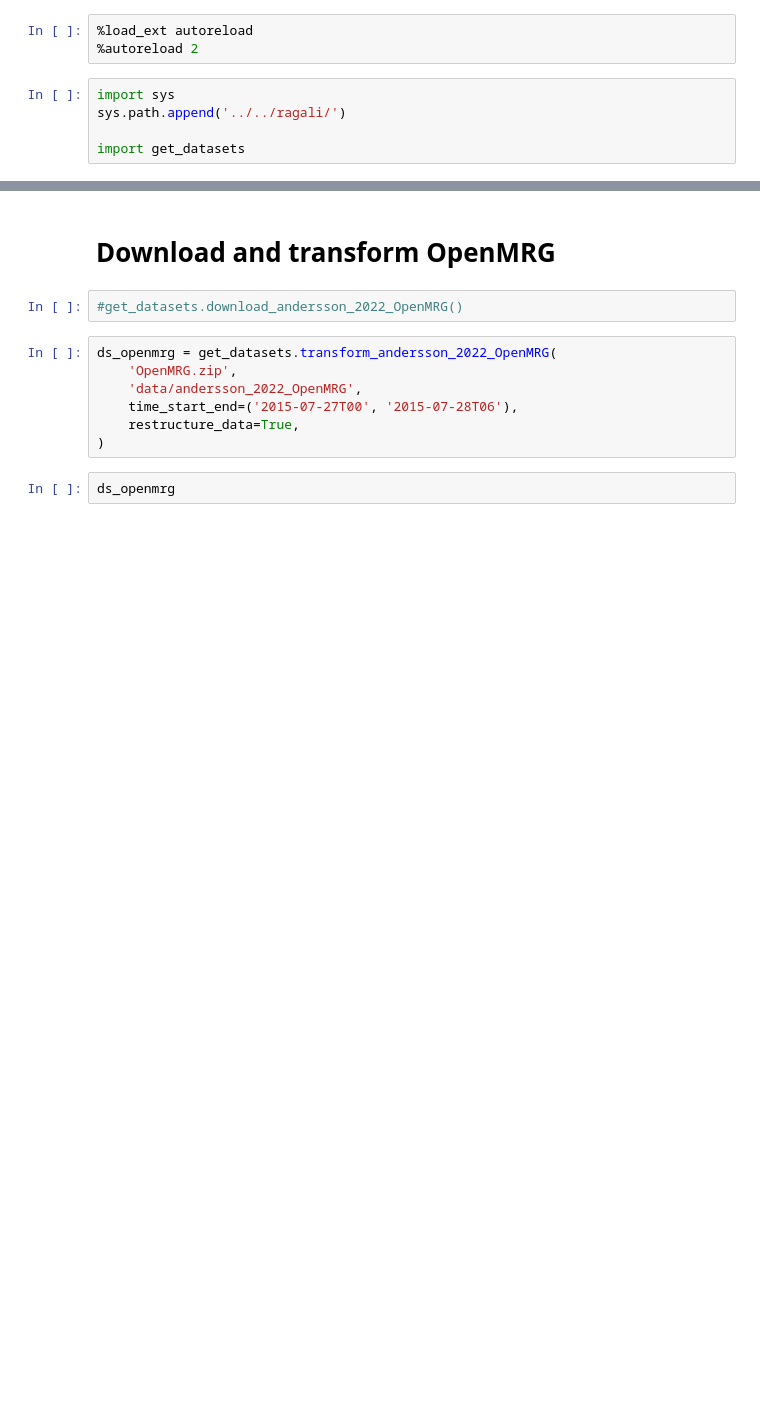
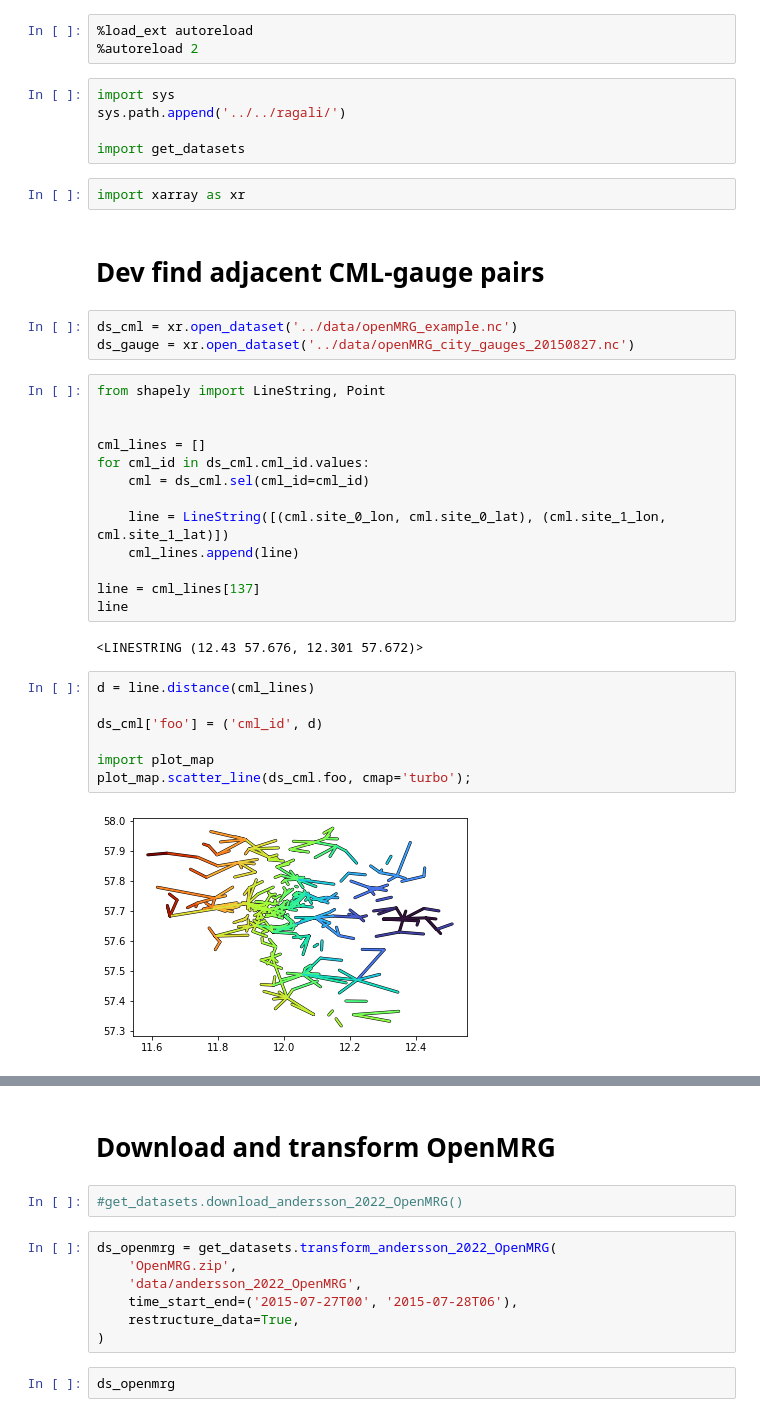
Before and after one commit to cchwala/ragali_prototype, a Jupyter notebook: notebooks/dev_notebooks/christian_dev.ipynb, the cells around one changed output, grey strips where cells are left out. Drawn from its saved outputs; the diff is of its cells as text; blank space fills up the shorter version.

Commit message:
dev work for finding closest gauge to CML path

```diff
--- a/notebooks/dev_notebooks/christian_dev.ipynb
+++ b/notebooks/dev_notebooks/christian_dev.ipynb
@@ -6,3 +6,34 @@ import sys
 sys.path.append('../../ragali/')
 
 import get_datasets
+# %%
+import xarray as xr
+# %% [markdown]
+# Dev find adjacent CML-gauge pairs
+# %%
+ds_cml = xr.open_dataset('../data/openMRG_example.nc')
+ds_gauge = xr.open_dataset('../data/openMRG_city_gauges_20150827.nc')
+# %%
+from shapely import LineString, Point
+
+
+cml_lines = []
+for cml_id in ds_cml.cml_id.values:
+    cml = ds_cml.sel(cml_id=cml_id)
+
+    line = LineString([(cml.site_0_lon, cml.site_0_lat), (cml.site_1_lon, cml.site_1_lat)])
+    cml_lines.append(line)
+
+line = cml_lines[137]
+line
+# %% [output]
+<LINESTRING (12.43 57.676, 12.301 57.672)>
+# %%
+d = line.distance(cml_lines)
+
+ds_cml['foo'] = ('cml_id', d)
+
+import plot_map
+plot_map.scatter_line(ds_cml.foo, cmap='turbo');
+# %% [output]
+[figure, added]
```
Also changed, not shown: parts of 30 cells of this notebook, 1 other file.
